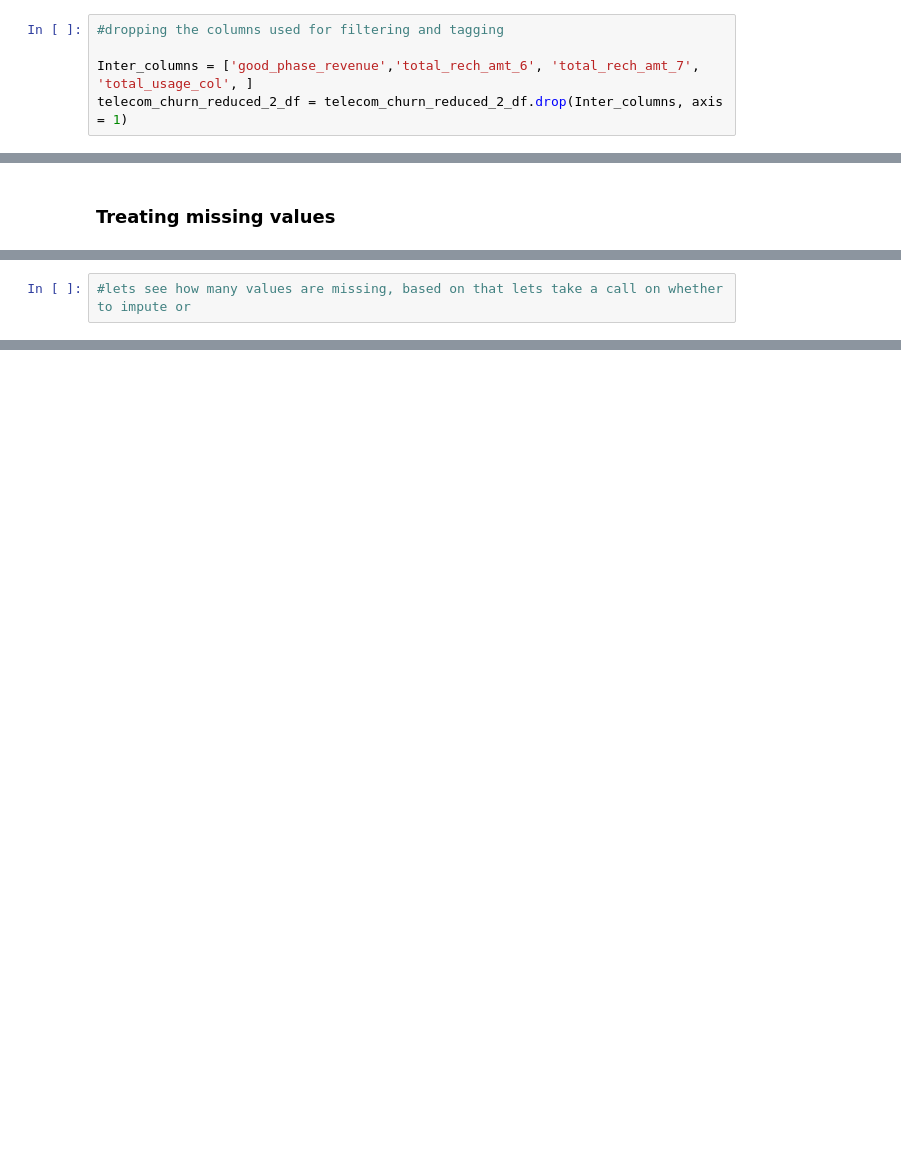
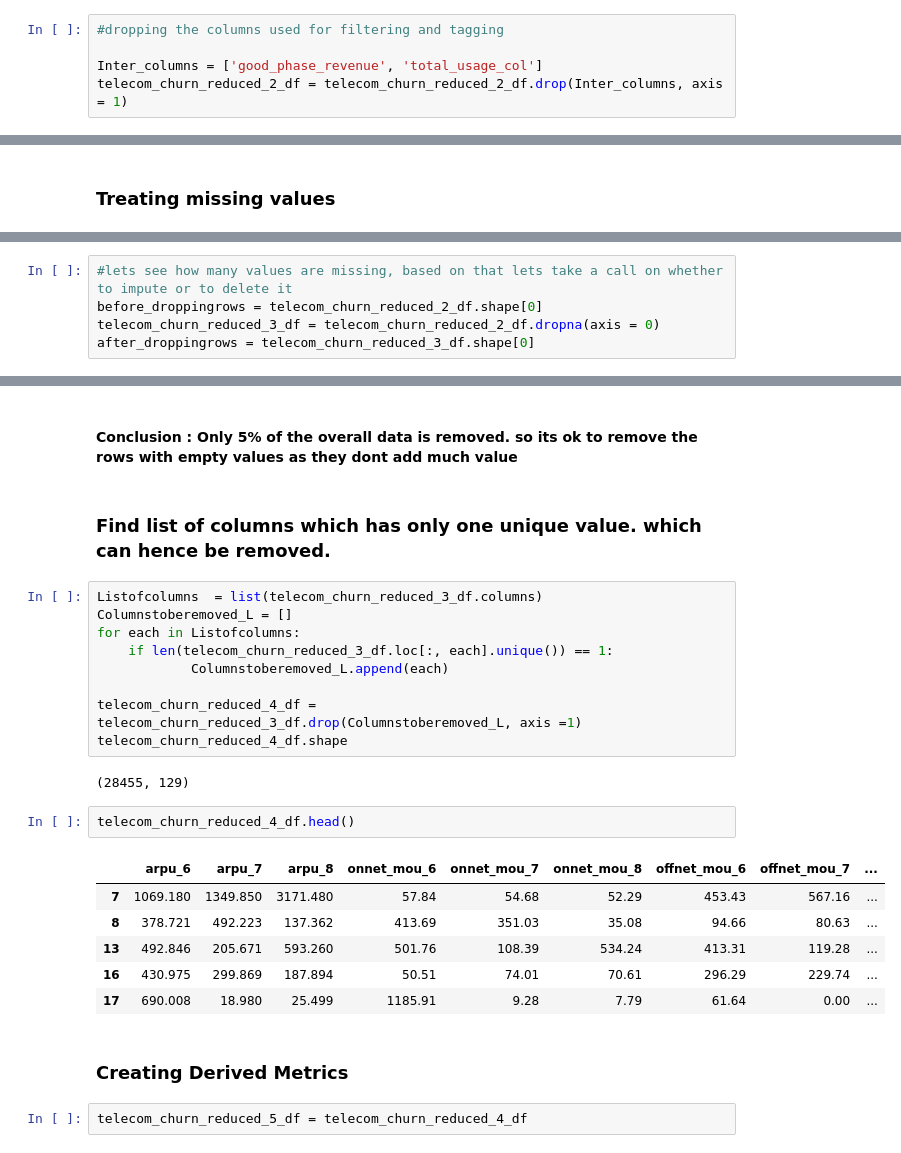
Before and after one commit to murthy605/TelecomChurn, a Jupyter notebook: Hari_Krishna_TelecomChurnCaseStudy.ipynb, the cells around one changed output, grey strips where cells are left out. Cells and saved outputs as stored; diff of their text form; blank space fills up the shorter version.

Commit message:
Data preparation -2

```diff
--- a/Hari_Krishna_TelecomChurnCaseStudy.ipynb
+++ b/Hari_Krishna_TelecomChurnCaseStudy.ipynb
@@ -147,7 +138,7 @@ telecom_churn_reduced_2_df.shape
 # %%
 #dropping the columns used for filtering and tagging
 
-Inter_columns = ['good_phase_revenue','total_rech_amt_6', 'total_rech_amt_7', 'total_usage_col', ]
+Inter_columns = ['good_phase_revenue', 'total_usage_col']
 telecom_churn_reduced_2_df = telecom_churn_reduced_2_df.drop(Inter_columns, axis = 1)
 # %%
 telecom_churn_reduced_2_df.shape
@@ -175,2 +173,5 @@ telecom_churn_reduced_2_df.shape
 # %%
-#lets see how many values are missing, based on that lets take a call on whether to impute or
+#lets see how many values are missing, based on that lets take a call on whether to impute or to delete it
+before_droppingrows = telecom_churn_reduced_2_df.shape[0]
+telecom_churn_reduced_3_df = telecom_churn_reduced_2_df.dropna(axis = 0)
+after_droppingrows = telecom_churn_reduced_3_df.shape[0]
@@ -176,0 +190,28 @@ telecom_churn_reduced_2_df.shape
+# %% [markdown]
+#### Conclusion : Only 5% of the overall data is removed. so its ok to remove the rows with empty values as they dont add much value
+# %% [markdown]
+### Find list of columns which has only one unique value. which can hence be removed.
+# %%
+Listofcolumns  = list(telecom_churn_reduced_3_df.columns)
+Columnstoberemoved_L = []
+for each in Listofcolumns:
+    if len(telecom_churn_reduced_3_df.loc[:, each].unique()) == 1:
+            Columnstoberemoved_L.append(each)
+
+telecom_churn_reduced_4_df = telecom_churn_reduced_3_df.drop(Columnstoberemoved_L, axis =1)
+telecom_churn_reduced_4_df.shape
+# %% [output]
+(28455, 129)
+# %%
+telecom_churn_reduced_4_df.head()
+# %% [output]
+|  | arpu_6 | arpu_7 | arpu_8 | onnet_mou_6 | onnet_mou_7 | onnet_mou_8 | offnet_mou_6 | offnet_mou_7 | ... |
+| 7 | 1069.180 | 1349.850 | 3171.480 | 57.84 | 54.68 | 52.29 | 453.43 | 567.16 | ... |
+| 8 | 378.721 | 492.223 | 137.362 | 413.69 | 351.03 | 35.08 | 94.66 | 80.63 | ... |
+| 13 | 492.846 | 205.671 | 593.260 | 501.76 | 108.39 | 534.24 | 413.31 | 119.28 | ... |
+| 16 | 430.975 | 299.869 | 187.894 | 50.51 | 74.01 | 70.61 | 296.29 | 229.74 | ... |
+| 17 | 690.008 | 18.980 | 25.499 | 1185.91 | 9.28 | 7.79 | 61.64 | 0.00 | ... |
+# %% [markdown]
+### Creating Derived Metrics
+# %%
+telecom_churn_reduced_5_df = telecom_churn_reduced_4_df
```
Also changed, not shown: parts of 29 cells of this notebook.
